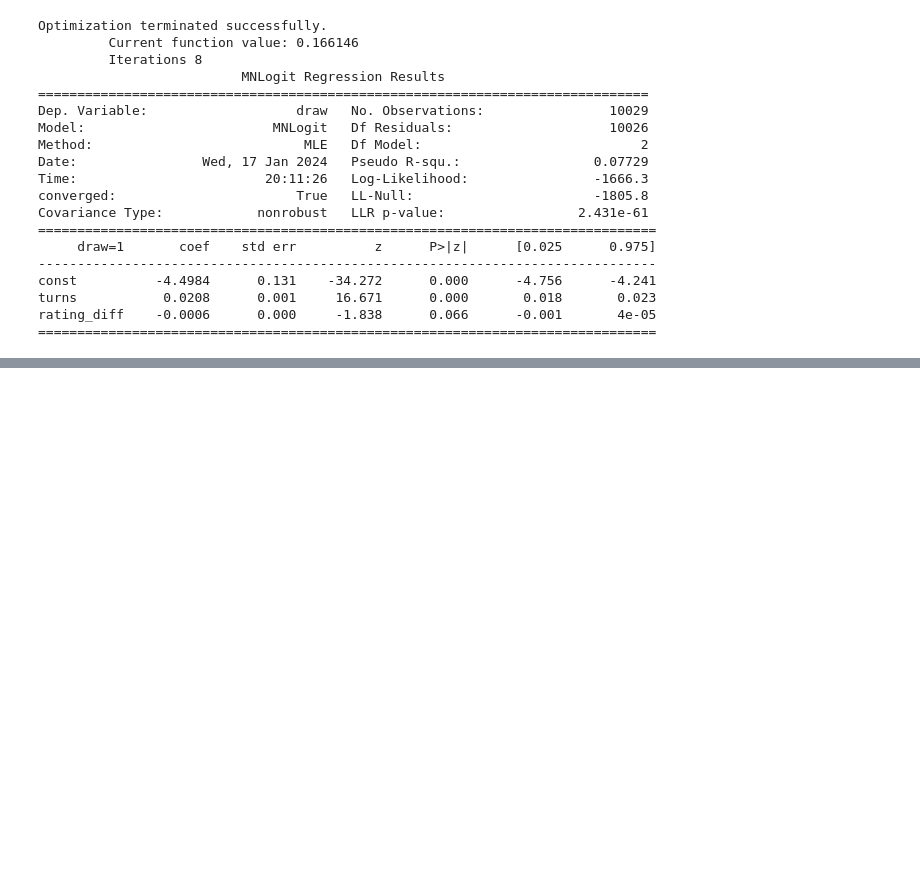
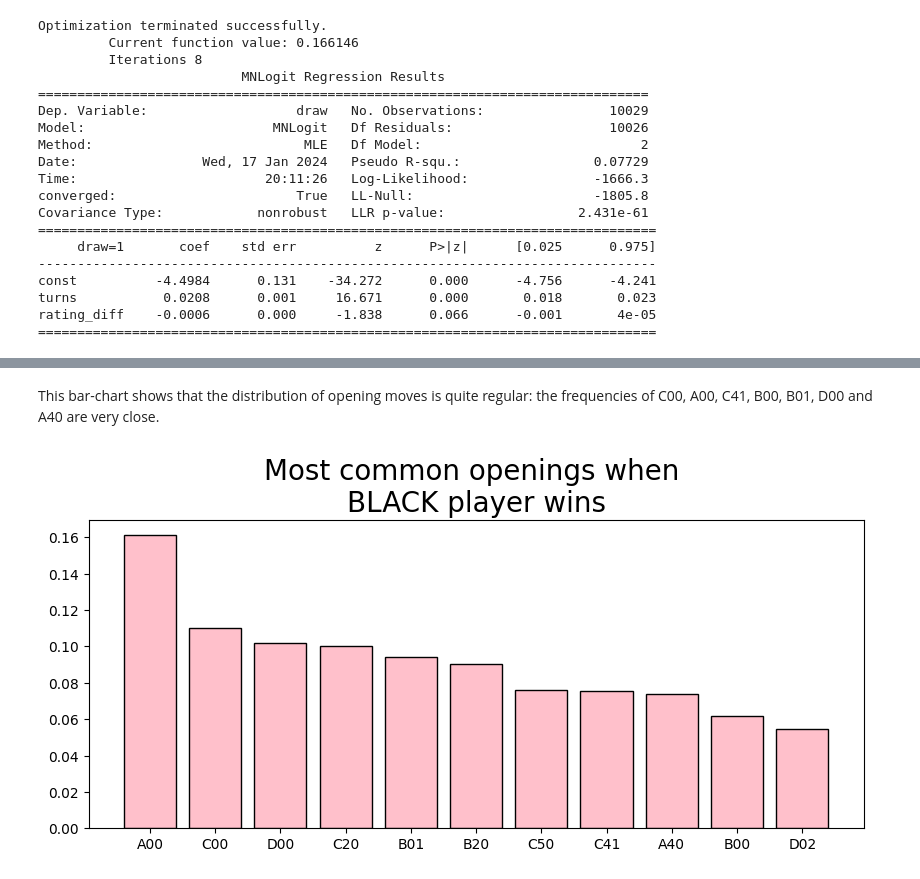
Before and after one commit to andreamurari/chess_project_off, a Jupyter notebook: chess_project_off.ipynb, the cells around one changed output, grey strips where cells are left out. Cells and saved outputs as stored; diff of their text form; code cells hidden in the pictures; blank space fills up the shorter version.

```diff
--- a/chess_project_off.ipynb
+++ b/chess_project_off.ipynb
@@ -396,0 +425,6 @@ rating_diff    -0.0006      0.000     -1.838      0.066      -0.001       4e-05
+# %%
+common_openings_black_win_mask = black_win_df['opening_eco'].value_counts('pct') > 0.02
+co_black_win_df = black_win_df['opening_eco'].value_counts()[common_openings_black_win_mask]
+co_black_win_pct_df = co_black_win_df / co_black_win_df.sum()
+
+co_black_win_pct_df
@@ -396,0 +479,10 @@ rating_diff    -0.0006      0.000     -1.838      0.066      -0.001       4e-05
+# %% [markdown]
+This bar-chart shows that the distribution of opening moves is quite regular: the frequencies of C00, A00, C41, B00, B01, D00 and A40 are very close.
+# %%
+plt.figure(figsize = (10,4))
+plt.bar(co_black_win_pct_df.index, co_black_win_pct_df, color = ('pink'), edgecolor = 'black')
+plt.title('Most common openings when \nBLACK player wins', fontdict={'fontsize':'20'})
+
+plt.show()
+# %% [output]
+[figure, added]
```
Also changed, not shown: parts of 15 cells of this notebook.
